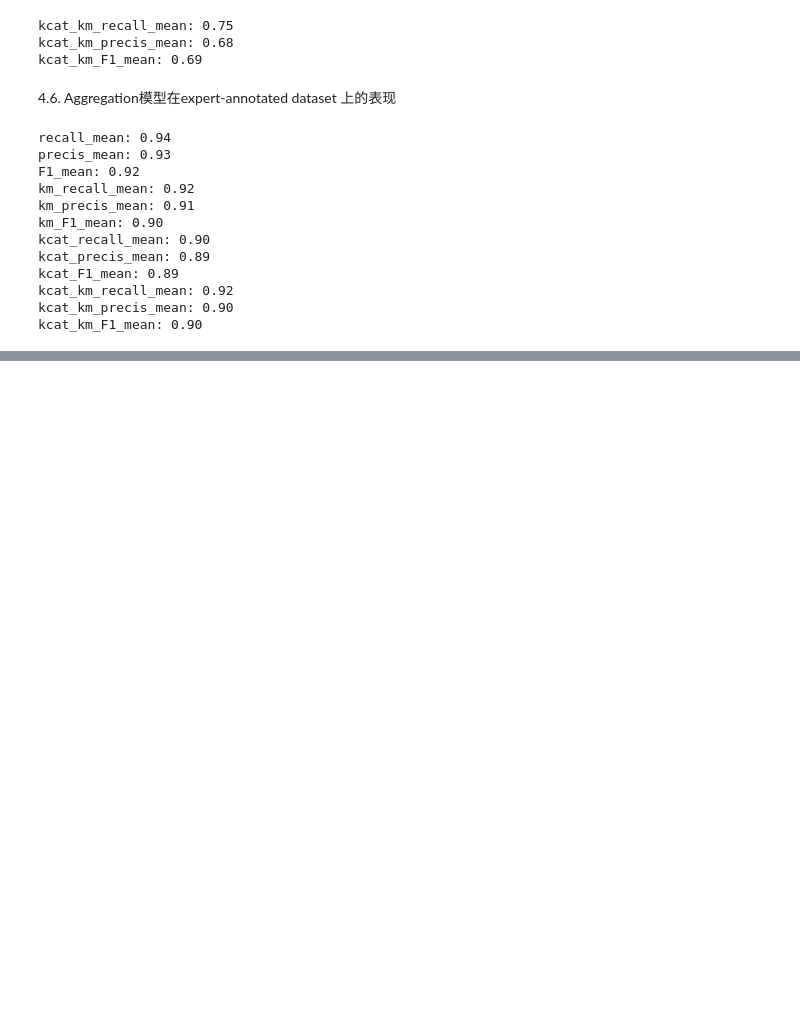
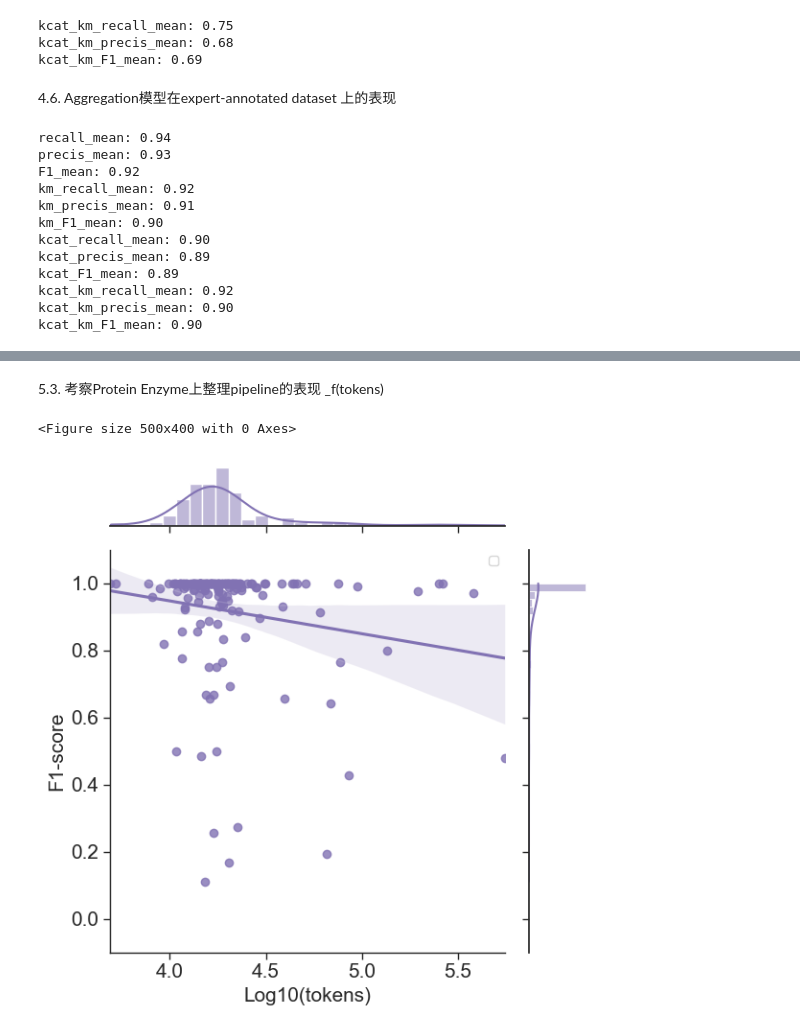
Before and after one commit to JackKuo666/LLM-BioDataExtractor, a Jupyter notebook: analyze_code/analyzing.ipynb, the cells around one changed output, grey strips where cells are left out. Saved outputs shown, nothing was run; the diff lists cells and outputs as text; code cells hidden in the pictures; blank space fills up the shorter version.

```diff
--- a/analyze_code/analyzing.ipynb
+++ b/analyze_code/analyzing.ipynb
@@ -609,0 +729,13 @@ kcat_km_F1_mean: 0.90
+# %% [markdown]
+5.3. 考察Protein Enzyme上整理pipeline的表现 _f(tokens)
+# %%
+json_path = 'data/aggregation_data_protein_enzyme/Aggregation agent.json'
+token_path = 'data/token_length/Protein_enzyme_cal_tokens.csv'
+df_token = get_f1_with_token(json_path, token_path)
+fig = plot_regression_f1_golden_tokens(df_token)
+# 存储图
+fig.savefig('figure/fig.5d-aggre.svg', format='svg', bbox_inches='tight')
+fig.savefig('figure/fig.5d-aggre.png', format='png', dpi=300, bbox_inches='tight')
+# %% [output]
+<Figure size 500x400 with 0 Axes>
+[figure, added]
```
Also changed, not shown: parts of 24 cells of this notebook.
